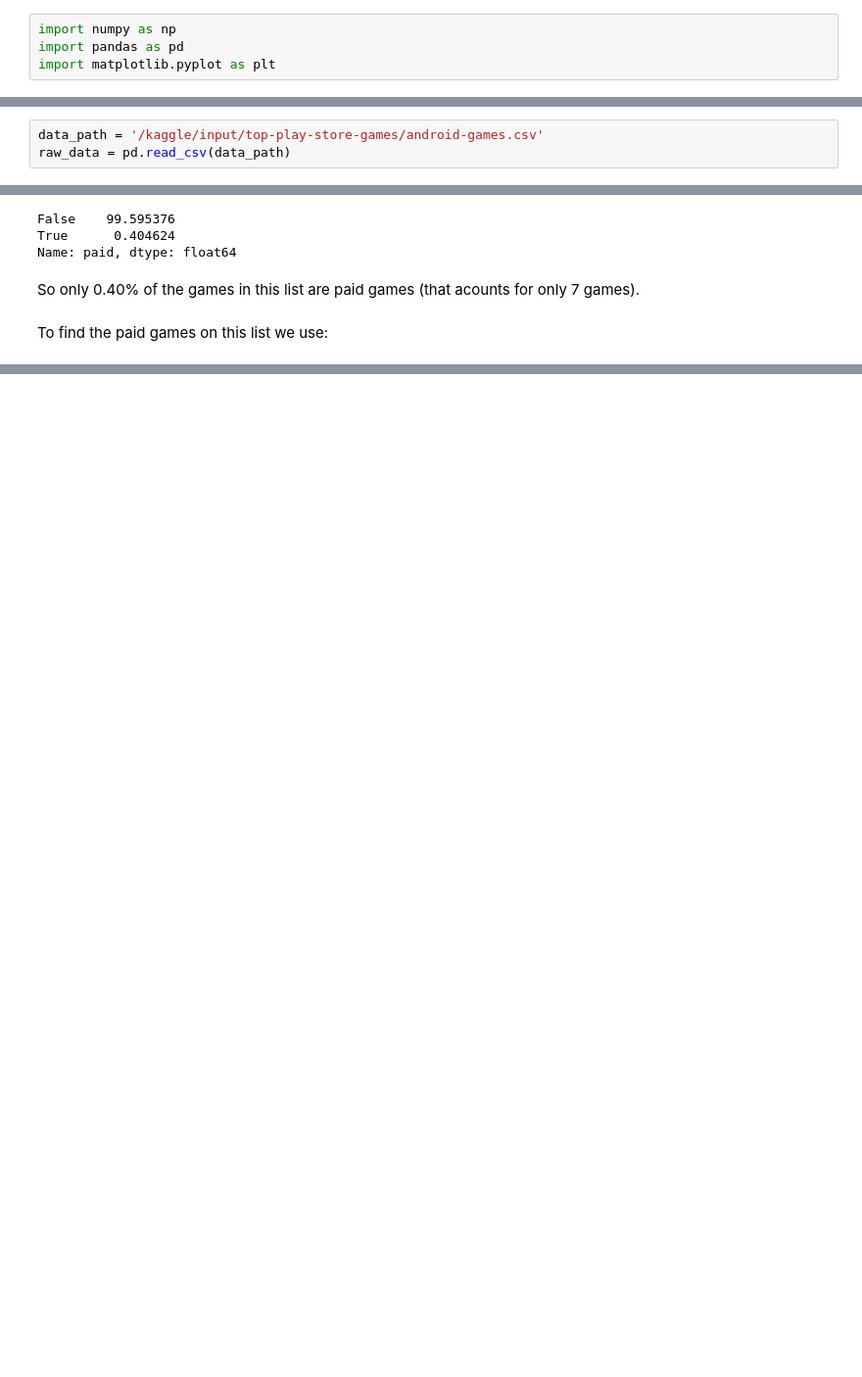
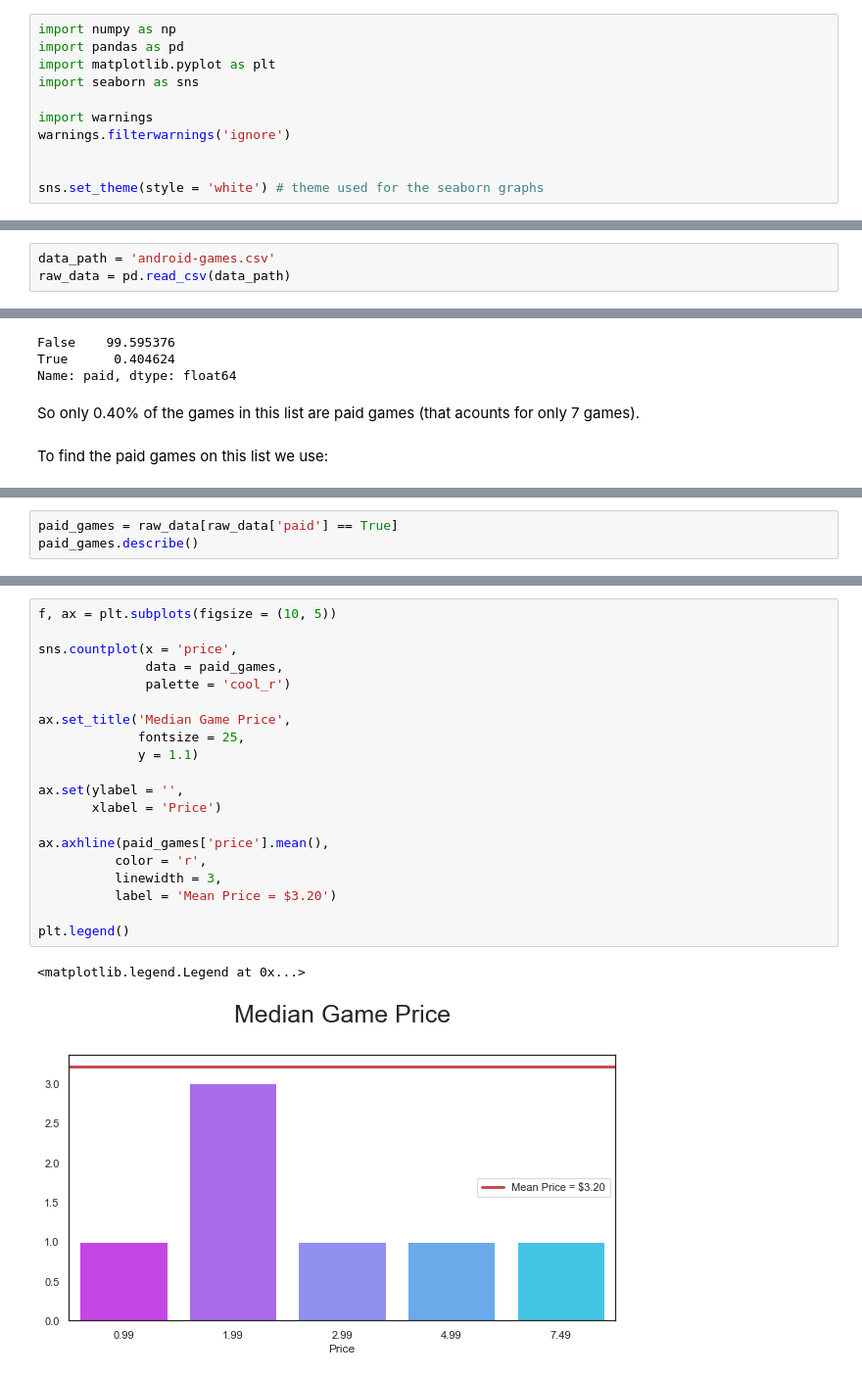
Before and after one commit to diascarolina/top-play-store-games-eda, a Jupyter notebook: Top Google Play Store Games/top-games-on-google-play-store-an-eda.ipynb, the cells around one changed output, grey strips where cells are left out. Shown at 98% size. Saved outputs shown, nothing was run; the diff lists cells and outputs as text; blank space fills up the shorter version.

```diff
--- a/Top Google Play Store Games/top-games-on-google-play-store-an-eda.ipynb
+++ b/Top Google Play Store Games/top-games-on-google-play-store-an-eda.ipynb
@@ -12,10 +21,17 @@ From the 'android-games.csv' dataset from [Top Games of Google Play Store](https
 import numpy as np
 import pandas as pd
 import matplotlib.pyplot as plt
+import seaborn as sns
+
+import warnings
+warnings.filterwarnings('ignore')
+
+
+sns.set_theme(style = 'white') # theme used for the seaborn graphs
 # %% [markdown]
 ### Load and Read Data
 # %%
-data_path = '/kaggle/input/top-play-store-games/android-games.csv'
+data_path = 'android-games.csv'
 raw_data = pd.read_csv(data_path)
 # %% [markdown]
 ### Basic Data Information
@@ -208,0 +147,3 @@ From this, we see that the category __'GAME WORD'__ has the highest final rating
+# %%
+paid_games = raw_data[raw_data['paid'] == True]
+paid_games.describe()
@@ -208,0 +176,23 @@ From this, we see that the category __'GAME WORD'__ has the highest final rating
+# %%
+f, ax = plt.subplots(figsize = (10, 5))
+
+sns.countplot(x = 'price',
+              data = paid_games,
+              palette = 'cool_r')
+
+ax.set_title('Median Game Price',
+             fontsize = 25,
+             y = 1.1)
+
+ax.set(ylabel = '',
+       xlabel = 'Price')
+
+ax.axhline(paid_games['price'].mean(),
+          color = 'r',
+          linewidth = 3,
+          label = 'Mean Price = $3.20')
+
+plt.legend()
+# %% [output]
+<matplotlib.legend.Legend at 0x...>
+[figure, added]
```
Also changed, not shown: parts of 53 cells of this notebook.
